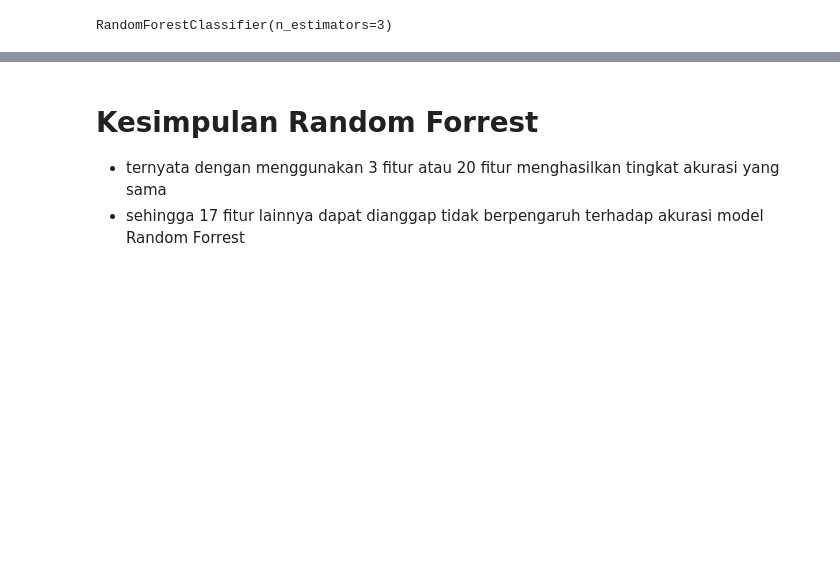
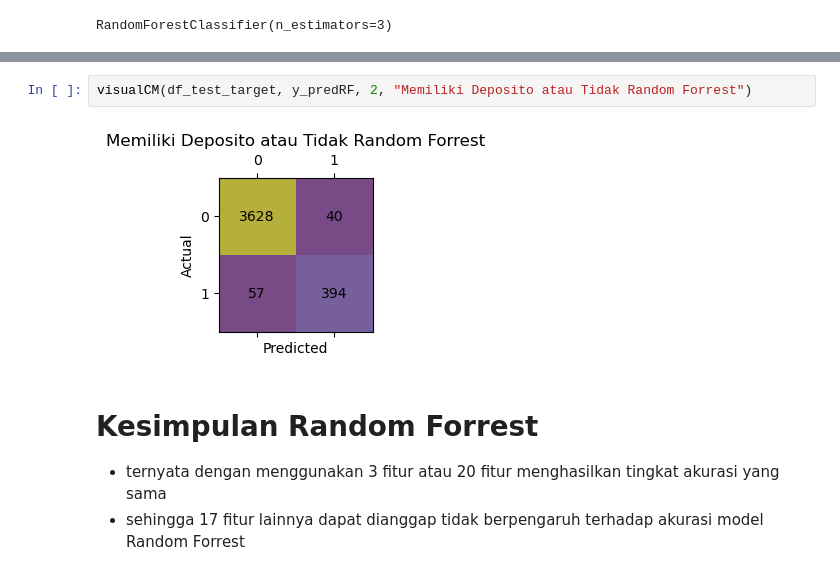
Before and after one commit to Ajhie1987/Python_Train, a Jupyter notebook: Fajri3.ipynb, the cells around one changed output, grey strips where cells are left out. Drawn from its saved outputs; the diff is of its cells as text; blank space fills up the shorter version.

```diff
--- a/Fajri3.ipynb
+++ b/Fajri3.ipynb
@@ -448,4 +434,8 @@ print(classification_report(df_test_target, y_predRF))
 weighted avg       0.98      0.98      0.98      4119
+# %%
+visualCM(df_test_target, y_predRF, 2, "Memiliki Deposito atau Tidak Random Forrest")
+# %% [output]
+[figure, added]
 # %% [markdown]
 # Kesimpulan Random Forrest
 - ternyata dengan menggunakan 3 fitur atau 20 fitur menghasilkan tingkat akurasi yang sama
```
Also changed, not shown: parts of 14 cells of this notebook.
